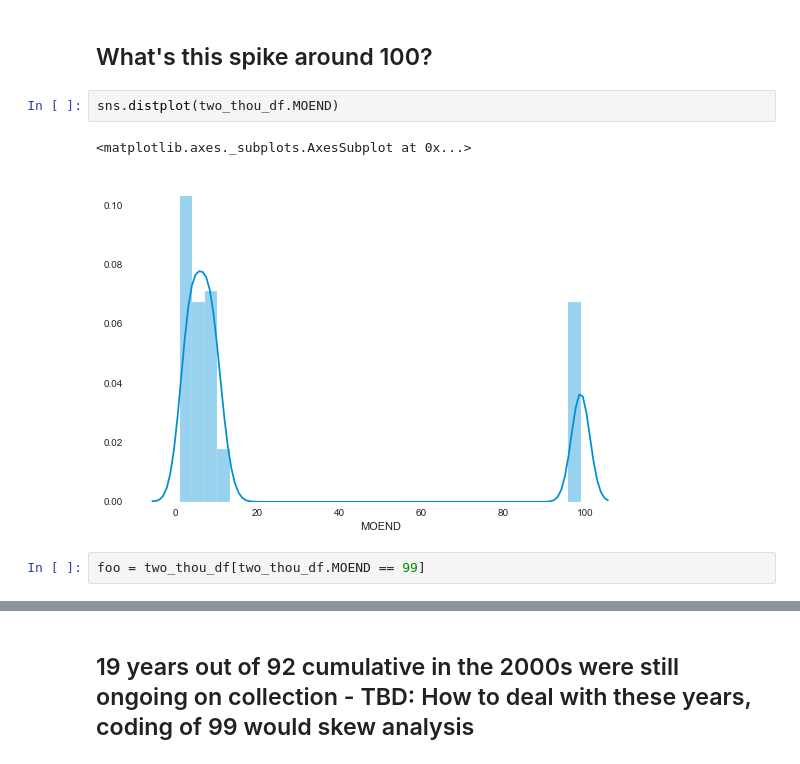
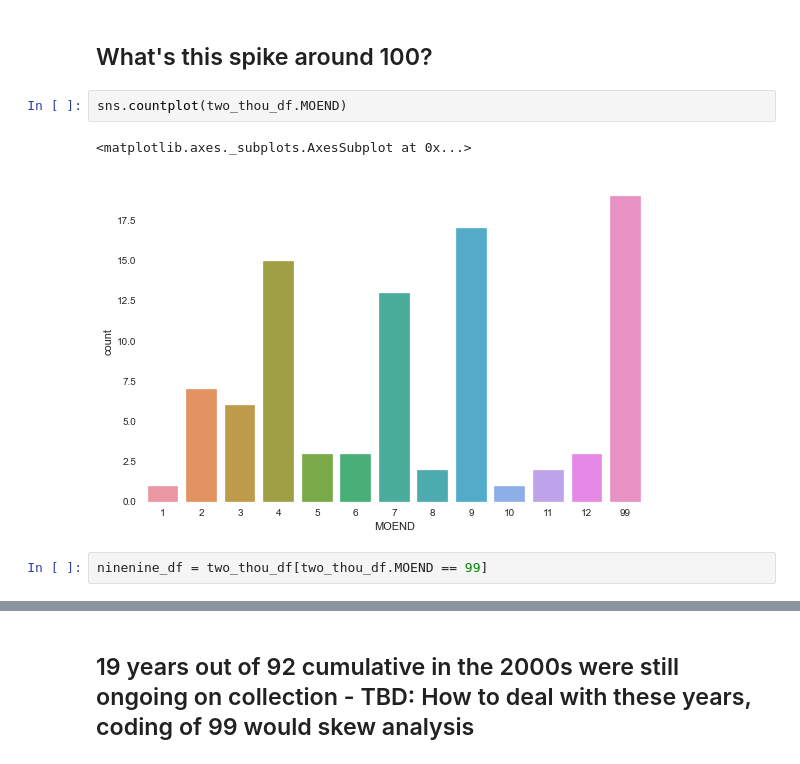
Before and after one commit to MichaelBurak/regime_changes, a Jupyter notebook: regime_changes.ipynb, the cells around one changed output, grey strips where cells are left out. Drawn from its saved outputs; the diff is of its cells as text.

```diff
--- a/regime_changes.ipynb
+++ b/regime_changes.ipynb
@@ -237,9 +275,9 @@ sns.distplot(two_thou_df.MOBEGIN)
 # %% [markdown]
 ## What's this spike around 100?
 # %%
-sns.distplot(two_thou_df.MOEND)
+sns.countplot(two_thou_df.MOEND)
 # %% [output]
 <matplotlib.axes._subplots.AxesSubplot at 0x...>
-[figure, old version]
+[figure, new version]
 # %%
-foo = two_thou_df[two_thou_df.MOEND == 99]
+ninenine_df = two_thou_df[two_thou_df.MOEND == 99]
```
Also changed, not shown: parts of 50 cells of this notebook.
